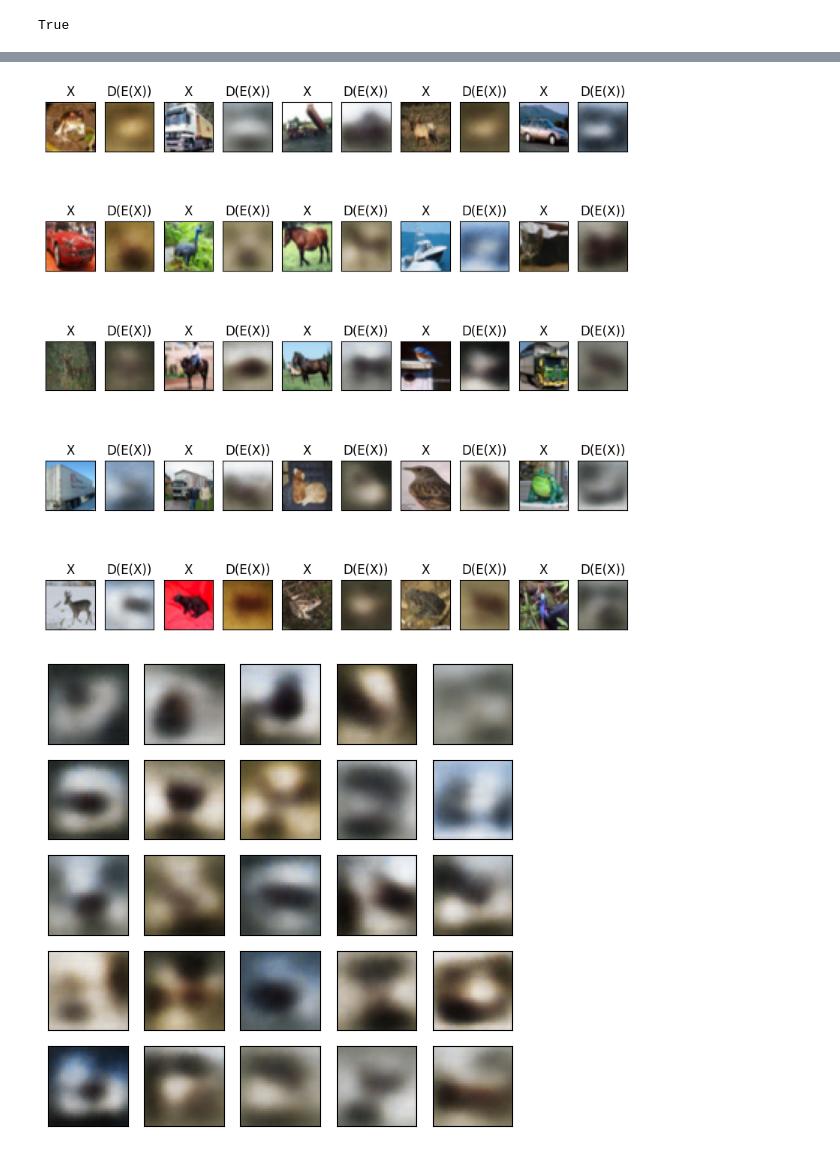
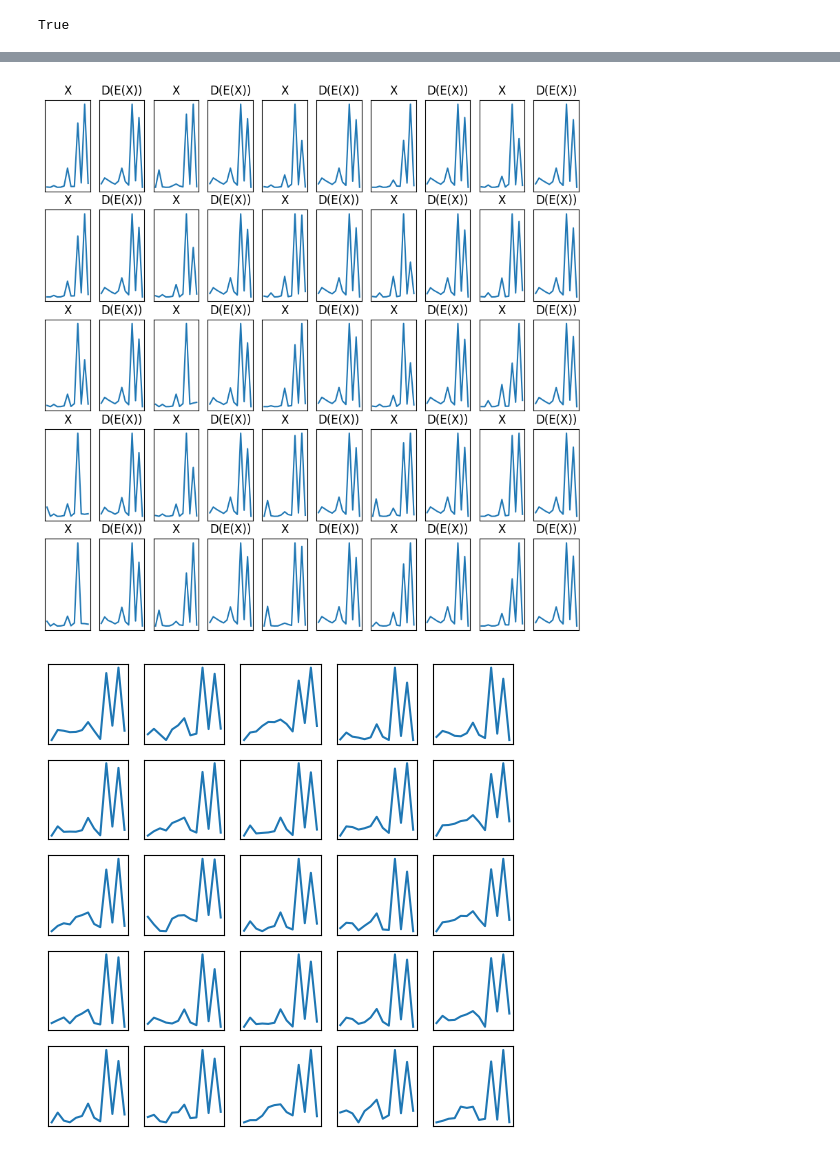
Before and after one commit to gregoiremrr/Huber_energy_VAE, a Jupyter notebook: main.ipynb, the cells around one changed output, grey strips where cells are left out. Drawn from its saved outputs; the diff is of its cells as text; code cells hidden in the pictures.

Commit message:
1D data taken into account + everything works properly

```diff
--- a/main.ipynb
+++ b/main.ipynb
@@ -17,4 +26,7 @@ cifar10 = tf.keras.datasets.cifar10
 (train_images_cifar10, train_labels_cifar10), (test_images_cifar10, test_labels_cifar10) = cifar10.load_data()
 
 fashion_mnist = tf.keras.datasets.fashion_mnist
-(train_images_fashion_mnist, train_labels_fashion_mnist), (test_images_fashion_mnist, test_labels_fashion_mnist) = cifar10.load_data()
+(train_images_fashion_mnist, train_labels_fashion_mnist), (test_images_fashion_mnist, test_labels_fashion_mnist) = fashion_mnist.load_data()
+
+boston_housing = tf.keras.datasets.boston_housing
+(train_data_boston_housing, train_targets_boston_housing), (test_data_boston_housing, test_targets_boston_housing) = boston_housing.load_data()
@@ -114,3 +180,13 @@ training_parameters = cifar10_training_parameters # mnist_training_parameters or
+# %%
+parameters = {'MNIST': mnist_parameters,
+              'CIFAR-10': cifar10_parameters,
+              'Fashion MNIST': fashion_mnist_parameters,
+              'Boston housing': boston_housing_parameters}[dataset_name]
+
+training_parameters = {'MNIST': mnist_training_parameters,
+                       'CIFAR-10': cifar10_training_parameters,
+                       'Fashion MNIST': fashion_mnist_training_parameters,
+                       'Boston housing': boston_housing_training_parameters}[dataset_name]
 # %%
 class VAE_Huber_energy:
 
@@ -142,8 +218,8 @@ class VAE_Huber_energy:
         f0 = tf.stop_gradient((tf.sqrt(2.)-1.)*tf.exp(tf.math.lgamma(Df/2.0+0.5)-tf.math.lgamma(Df/2.0)))
         ddf0 = tf.stop_gradient(tf.exp(tf.math.lgamma(.5+Df/2.)-tf.math.lgamma(1.+Df/2.))/tf.sqrt(2.))
 
-        c0 = f0 - 1./ddf0
-        c1 = 1/(ddf0**2)
+        c0 = tf.stop_gradient(f0 - 1./ddf0)
+        c1 = tf.stop_gradient(1/(ddf0**2))
 
         # Term 2
         term2 = tf.reduce_mean(tf.sqrt(tf.square(tf.math.reduce_euclidean_norm(Z, axis=1)) + c1))
@@ -186,7 +262,7 @@ class VAE_Huber_energy:
                 rec_term = tf.cast(tf.reduce_mean(_3), dtype = 'float32')
 
                 dist_to_N01_term = self.RS_distance_to_N01(encoded_batch)
-                lambda_factor = 10.0
+                lambda_factor = 100.0
 
                 cost_function = rec_term + lambda_factor * dist_to_N01_term
                 losses.append(cost_function)
@@ -197,11 +273,10 @@ class VAE_Huber_energy:
             epoch += 1
             if epoch % 10 == 0:
                 print(f"\nEpoch {epoch}, Reconstruction Error: {rec_term.numpy()}, RS Distance: {dist_to_N01_term.numpy()}")
-                #plt.plot(losses[max(0,epoch-40):epoch])
                 clear_output(wait=True)
                 plt.figure(figsize=(10, 5))
                 plt.plot(losses, label='Train Loss')
-                plt.title('Evolution de la Loss pendant l\'entraînement')
+                plt.title('Loss evolution during the training')
                 plt.xlabel('Epoch')
                 plt.ylabel('Loss')
                 plt.legend()
@@ -220,34 +295,44 @@ model.train(data = training_parameters['dataset'],
 # %%
 plt.figure(figsize=(10,10))
 
 for i in range(25):
     plt.subplot(5,10,2*i+1)
     plt.xticks([])
     plt.yticks([])
     plt.grid(False)
-    plt.imshow(training_parameters['dataset'][i])
+    if parameters['1D data']:
+      plt.plot(training_parameters['dataset'][i])
+    else:
+      plt.imshow(training_parameters['dataset'][i])
     plt.title("X")
 
     plt.subplot(5,10,2*i+2)
     plt.xticks([])
     plt.yticks([])
     plt.grid(False)
     _ = model.encoder(tf.expand_dims(training_parameters['dataset'][i], axis = 0))
     decoded_images = model.decoder(_)
-    plt.imshow(decoded_images[0])
+    if parameters['1D data']:
+      plt.plot(decoded_images[0])
+    else:
+      plt.imshow(decoded_images[0])
     plt.title("D(E(X))")
 plt.show()
-
-plt.figure(figsize=(6,6))
-for i in range(25):
-    plt.subplot(5,5,i+1)
-    plt.xticks([])
-    plt.yticks([])
-    plt.grid(False)
-    img = model.decoder(tf.random.normal([1, parameters['latent_dim']]))
-    plt.imshow(img[0])
-plt.show()
 # %% [output]
-[figure, old version]
+[figure, new version]
-[figure, removed]
+# %%
+plt.figure(figsize=(6,6))
+for i in range(25):
+    plt.subplot(5,5,i+1)
+    plt.xticks([])
+    plt.yticks([])
+    plt.grid(False)
+    img = model.decoder(tf.random.normal([1, parameters['latent_dim']]))
+    if parameters['1D data']:
+      plt.plot(img[0])
+    else:
+      plt.imshow(img[0])
+plt.show()
+# %% [output]
+[figure, added]
 # %%
```
Also changed, not shown: parts of 9 cells of this notebook.
